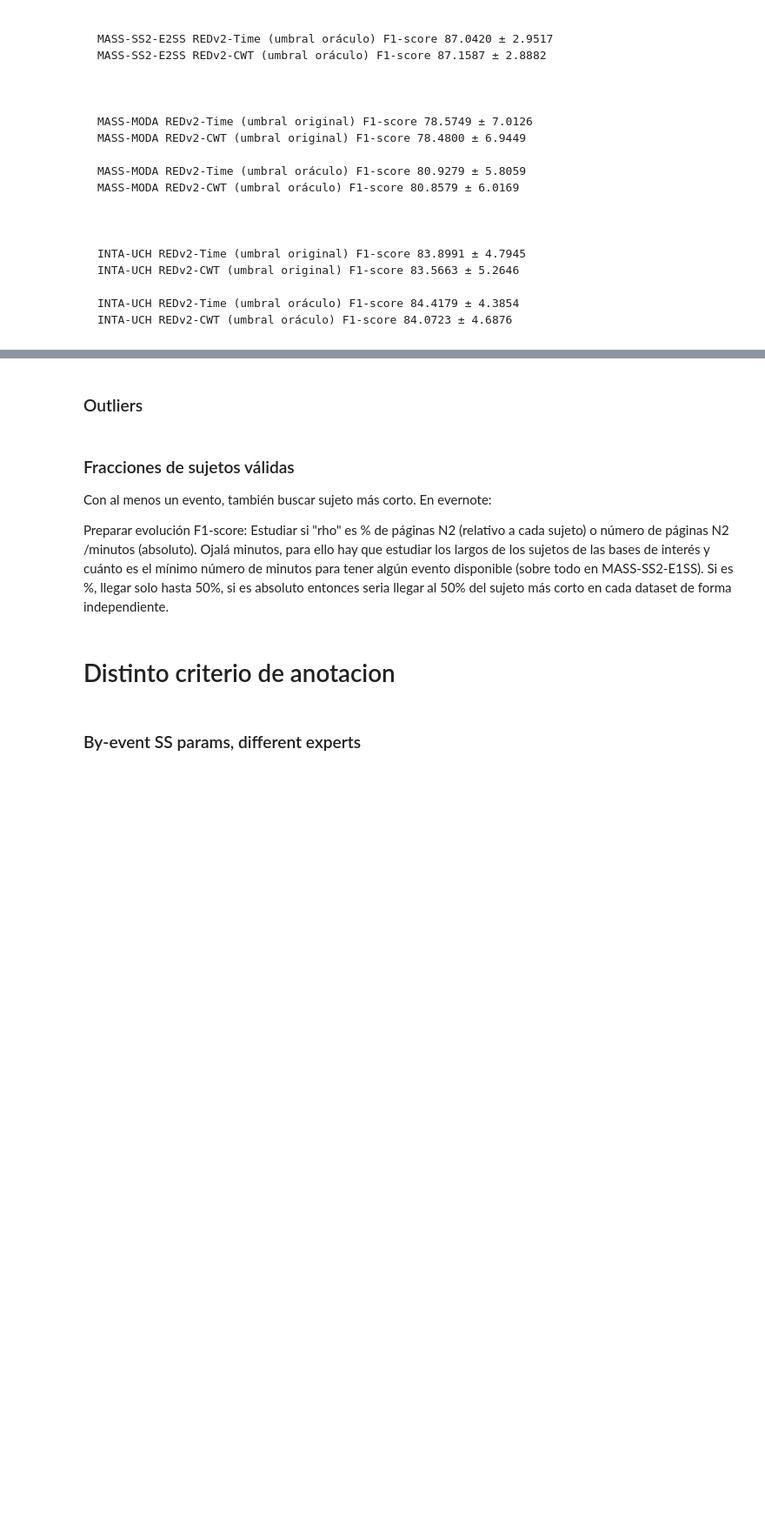
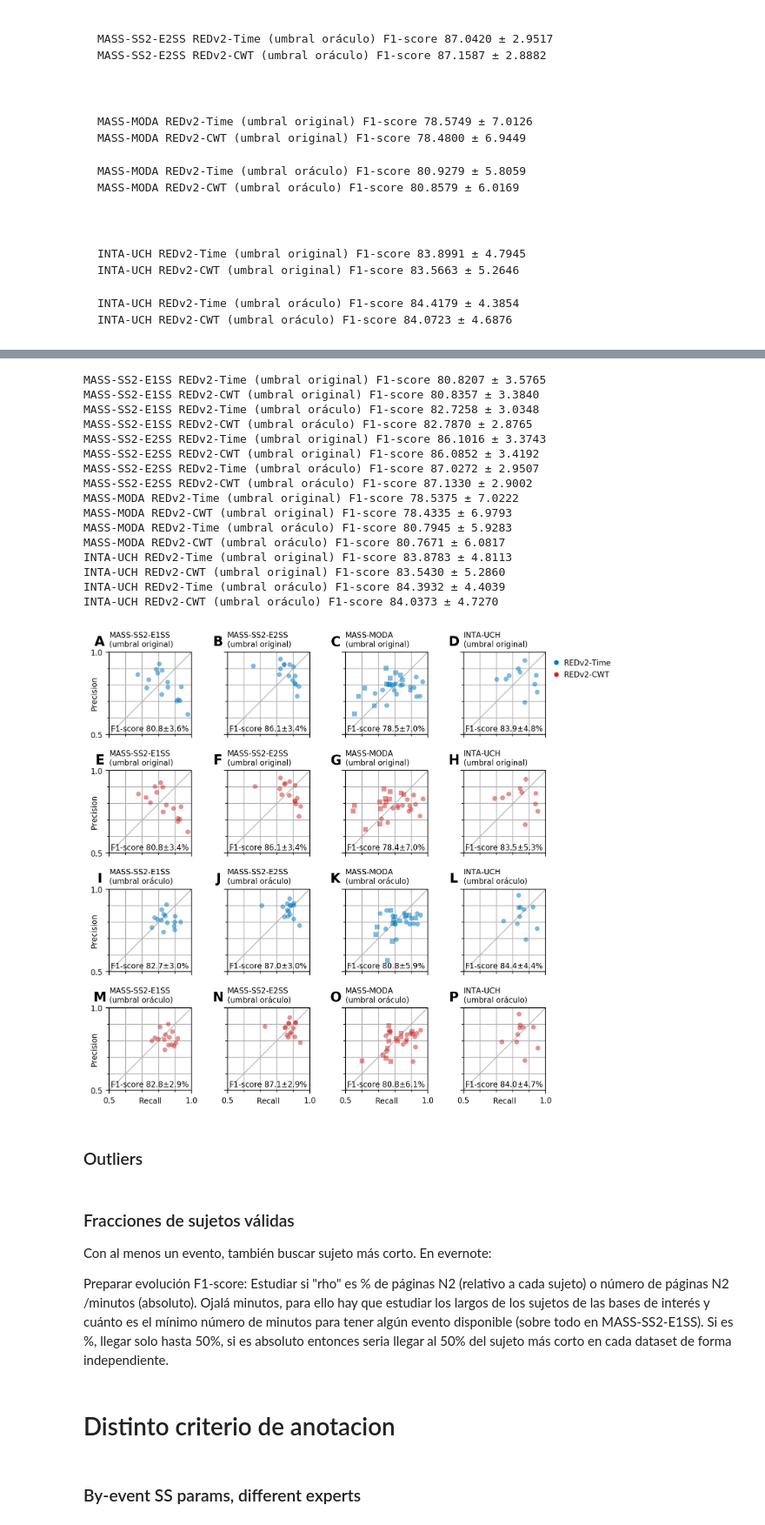
Before and after one commit to nicolasigor/sleep-rnn, a Jupyter notebook: figs_thesis/2021_result_transfer.ipynb, the cells around one changed output, grey strips where cells are left out. Shown at 87% size. Cells and saved outputs as stored; diff of their text form; code cells hidden in the pictures; blank space fills up the shorter version.

```diff
--- a/figs_thesis/2021_result_transfer.ipynb
+++ b/figs_thesis/2021_result_transfer.ipynb
@@ -242,6 +262,7 @@ for i_config, config in enumerate(eval_configs):
             subjects = table_model['Subject'].values
             recalls = table_model['Recall'].values
             precisions = table_model['Precision'].values
+            f1_scores = table_model['F1-score'].values
 
             if config['dataset_name'] == constants.MODA_SS_NAME:
                 moda = reader.load_dataset(config["dataset_name"], verbose=False)
@@ -265,7 +286,6 @@ for i_config, config in enumerate(eval_configs):
 
             cheat_str = '(umbral original)' if i_cheat == 0 else '(umbral oráculo)'
 
-            f1_scores = 2 * recalls * precisions / (recalls + precisions)
             f1_mean = np.mean(f1_scores)
             f1_std = np.std(f1_scores)
             f1_str = '%1.1f\u00B1%1.1f' % (100 * f1_mean, 100 * f1_std)
@@ -302,33 +322,51 @@ for i_config, config in enumerate(eval_configs):
 
 for ax in axes.flatten():
     plotter.format_precision_recall_plot_simple(
         ax, axis_range=(0.5, 1.0),
         show_quadrants=False, show_grid=True,
         axis_markers=[0.5, 1], minor_axis_markers=np.arange(0.5, 1 + 0.001, 0.1))
     ax.tick_params(labelsize=8)
     # Get labels closer to axis
     ax.xaxis.labelpad = -8
     ax.yaxis.labelpad = -8
 
 for ax in axes[:, 0]:
     ax.set_ylabel("Precision", fontsize=8)
 for ax in axes[-1, :]:
     ax.set_xlabel("Recall", fontsize=8)
 
 
 axes[0, -1].legend(loc='upper left', bbox_to_anchor=(0.95, 1), fontsize=8, frameon=False, handletextpad=0.05)
 
 
 plt.tight_layout()
 
 if save_figure:
     # Save figure
     fname_prefix = "result_transfer_indata_cheat_pr"
     plt.savefig("%s.pdf" % fname_prefix, bbox_inches="tight", pad_inches=0.4)
     plt.savefig("%s.png" % fname_prefix, bbox_inches="tight", pad_inches=0.4)
     plt.savefig("%s.svg" % fname_prefix, bbox_inches="tight", pad_inches=0.4)
 
 plt.show()
+# %% [output]
+MASS-SS2-E1SS REDv2-Time (umbral original) F1-score 80.8207 ± 3.5765
+MASS-SS2-E1SS REDv2-CWT (umbral original) F1-score 80.8357 ± 3.3840
+MASS-SS2-E1SS REDv2-Time (umbral oráculo) F1-score 82.7258 ± 3.0348
+MASS-SS2-E1SS REDv2-CWT (umbral oráculo) F1-score 82.7870 ± 2.8765
+MASS-SS2-E2SS REDv2-Time (umbral original) F1-score 86.1016 ± 3.3743
+MASS-SS2-E2SS REDv2-CWT (umbral original) F1-score 86.0852 ± 3.4192
+MASS-SS2-E2SS REDv2-Time (umbral oráculo) F1-score 87.0272 ± 2.9507
+MASS-SS2-E2SS REDv2-CWT (umbral oráculo) F1-score 87.1330 ± 2.9002
+MASS-MODA REDv2-Time (umbral original) F1-score 78.5375 ± 7.0222
+MASS-MODA REDv2-CWT (umbral original) F1-score 78.4335 ± 6.9793
+MASS-MODA REDv2-Time (umbral oráculo) F1-score 80.7945 ± 5.9283
+MASS-MODA REDv2-CWT (umbral oráculo) F1-score 80.7671 ± 6.0817
+INTA-UCH REDv2-Time (umbral original) F1-score 83.8783 ± 4.8113
+INTA-UCH REDv2-CWT (umbral original) F1-score 83.5430 ± 5.2860
+INTA-UCH REDv2-Time (umbral oráculo) F1-score 84.3932 ± 4.4039
+INTA-UCH REDv2-CWT (umbral oráculo) F1-score 84.0373 ± 4.7270
+[figure, added]
 # %% [markdown]
 ### Outliers
 # %%
```
Also changed, not shown: parts of 2 cells of this notebook, 1 other file.
